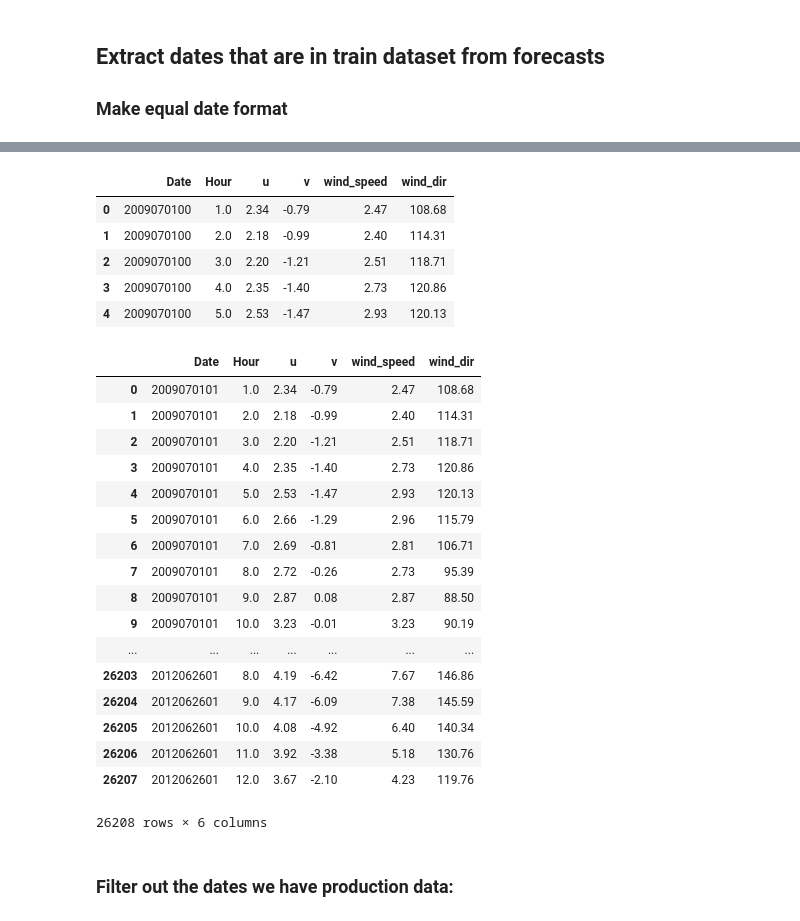
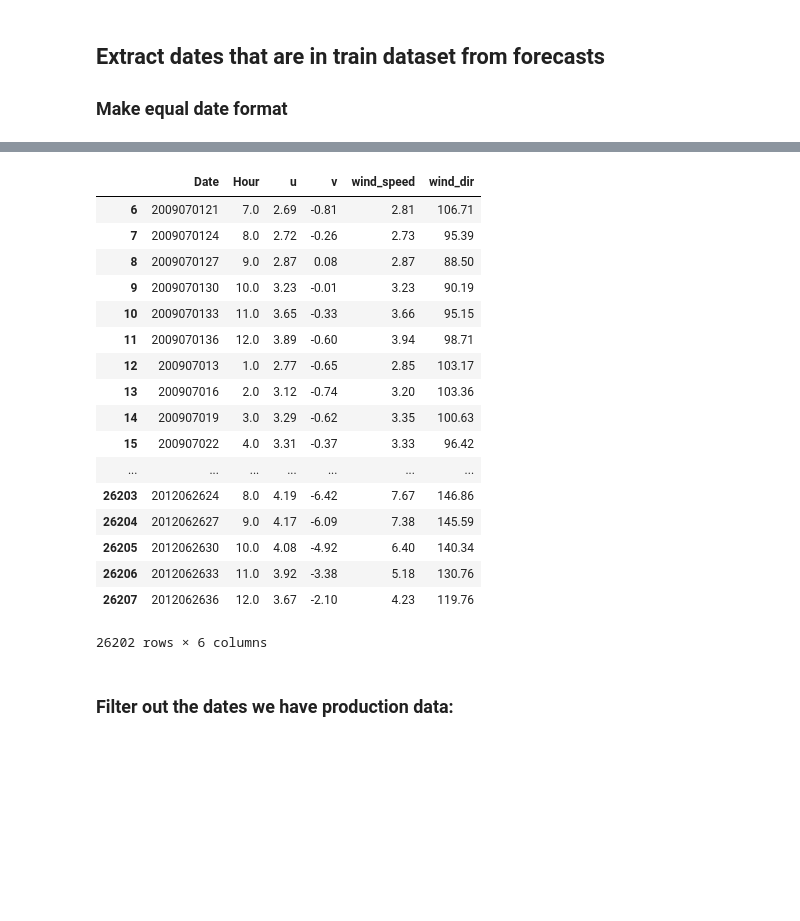
Before and after one commit to Pontius1007/TDT4859, a Jupyter notebook: Data exploration.ipynb, the cells around one changed output, grey strips where cells are left out. Saved outputs shown, nothing was run; the diff lists cells and outputs as text; code cells hidden in the pictures; blank space fills up the shorter version.

Commit message:
Fikset funksjoner for å rense forecast datasettene. Fjerne overlapp i forecast og fjerne hull fra train settet skal nå fungere

```diff
--- a/Data exploration.ipynb
+++ b/Data exploration.ipynb
@@ -152,7 +152,7 @@ forecast1.shape
 forecast_array = np.array([])
 forecast1.shape[0]
 for k in range(len(forecasts)):
-    for i in range(0, forecast1.shape[0], 48):
+    for i in range(0, forecasts[k].shape[0], 48):
             for j in range(12):
                 forecast_array = np.append(forecast_array,forecasts[k].iloc[i+j, 5])
 # %% [markdown]
@@ -184,6 +189,3 @@ def remove_overlap(forecast_df):
     return df
 # %%
 test = remove_overlap(forecast1)
-# %%
-test = test.drop([0,1,2,3,4,5], axis=0)
-test
@@ -410,9 +430,21 @@ array([2011010300, 2011010300, 2011010300, 2011010300, 2011010300,
 # %%
-test.iloc[:5]
+test
 # %% [output]
 |  | Date | Hour | u | v | wind_speed | wind_dir |
-| 0 | 2009070100 | 1.0 | 2.34 | -0.79 | 2.47 | 108.68 |
-| 1 | 2009070100 | 2.0 | 2.18 | -0.99 | 2.40 | 114.31 |
-| 2 | 2009070100 | 3.0 | 2.20 | -1.21 | 2.51 | 118.71 |
-| 3 | 2009070100 | 4.0 | 2.35 | -1.40 | 2.73 | 120.86 |
-| 4 | 2009070100 | 5.0 | 2.53 | -1.47 | 2.93 | 120.13 |
+| 6 | 2009070121 | 7.0 | 2.69 | -0.81 | 2.81 | 106.71 |
+| 7 | 2009070124 | 8.0 | 2.72 | -0.26 | 2.73 | 95.39 |
+| 8 | 2009070127 | 9.0 | 2.87 | 0.08 | 2.87 | 88.50 |
+| 9 | 2009070130 | 10.0 | 3.23 | -0.01 | 3.23 | 90.19 |
+| 10 | 2009070133 | 11.0 | 3.65 | -0.33 | 3.66 | 95.15 |
+| 11 | 2009070136 | 12.0 | 3.89 | -0.60 | 3.94 | 98.71 |
+| 12 | 200907013 | 1.0 | 2.77 | -0.65 | 2.85 | 103.17 |
+| 13 | 200907016 | 2.0 | 3.12 | -0.74 | 3.20 | 103.36 |
+| 14 | 200907019 | 3.0 | 3.29 | -0.62 | 3.35 | 100.63 |
+| 15 | 200907022 | 4.0 | 3.31 | -0.37 | 3.33 | 96.42 |
+| ... | ... | ... | ... | ... | ... | ... |
+| 26203 | 2012062624 | 8.0 | 4.19 | -6.42 | 7.67 | 146.86 |
+| 26204 | 2012062627 | 9.0 | 4.17 | -6.09 | 7.38 | 145.59 |
+| 26205 | 2012062630 | 10.0 | 4.08 | -4.92 | 6.40 | 140.34 |
+| 26206 | 2012062633 | 11.0 | 3.92 | -3.38 | 5.18 | 130.76 |
+| 26207 | 2012062636 | 12.0 | 3.67 | -2.10 | 4.23 | 119.76 |
+26202 rows × 6 columns
@@ -438,25 +451,3 @@ def convert_date_format(forecast_dataframe):
-# %%
-funcTest = convert_date_format(test)
-funcTest
-# %% [output]
-|  | Date | Hour | u | v | wind_speed | wind_dir |
-| 0 | 2009070101 | 1.0 | 2.34 | -0.79 | 2.47 | 108.68 |
-| 1 | 2009070101 | 2.0 | 2.18 | -0.99 | 2.40 | 114.31 |
-| 2 | 2009070101 | 3.0 | 2.20 | -1.21 | 2.51 | 118.71 |
-| 3 | 2009070101 | 4.0 | 2.35 | -1.40 | 2.73 | 120.86 |
-| 4 | 2009070101 | 5.0 | 2.53 | -1.47 | 2.93 | 120.13 |
-| 5 | 2009070101 | 6.0 | 2.66 | -1.29 | 2.96 | 115.79 |
-| 6 | 2009070101 | 7.0 | 2.69 | -0.81 | 2.81 | 106.71 |
-| 7 | 2009070101 | 8.0 | 2.72 | -0.26 | 2.73 | 95.39 |
-| 8 | 2009070101 | 9.0 | 2.87 | 0.08 | 2.87 | 88.50 |
-| 9 | 2009070101 | 10.0 | 3.23 | -0.01 | 3.23 | 90.19 |
-| ... | ... | ... | ... | ... | ... | ... |
-| 26203 | 2012062601 | 8.0 | 4.19 | -6.42 | 7.67 | 146.86 |
-| 26204 | 2012062601 | 9.0 | 4.17 | -6.09 | 7.38 | 145.59 |
-| 26205 | 2012062601 | 10.0 | 4.08 | -4.92 | 6.40 | 140.34 |
-| 26206 | 2012062601 | 11.0 | 3.92 | -3.38 | 5.18 | 130.76 |
-| 26207 | 2012062601 | 12.0 | 3.67 | -2.10 | 4.23 | 119.76 |
-26208 rows × 6 columns
 # %% [markdown]
 ### Filter out the dates we have production data:
 # %%
```
Also changed, not shown: parts of 23 cells of this notebook.
